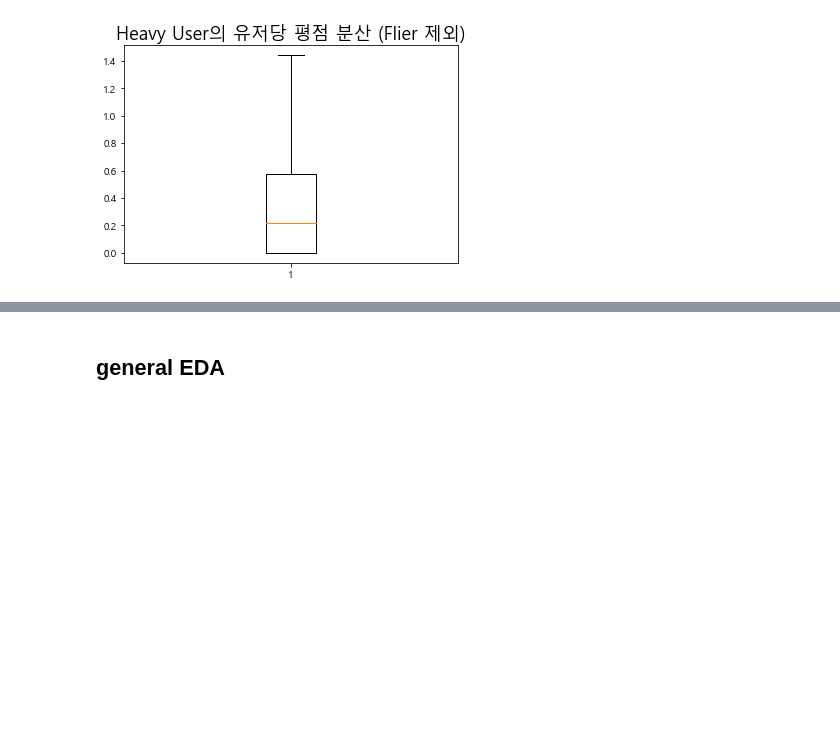
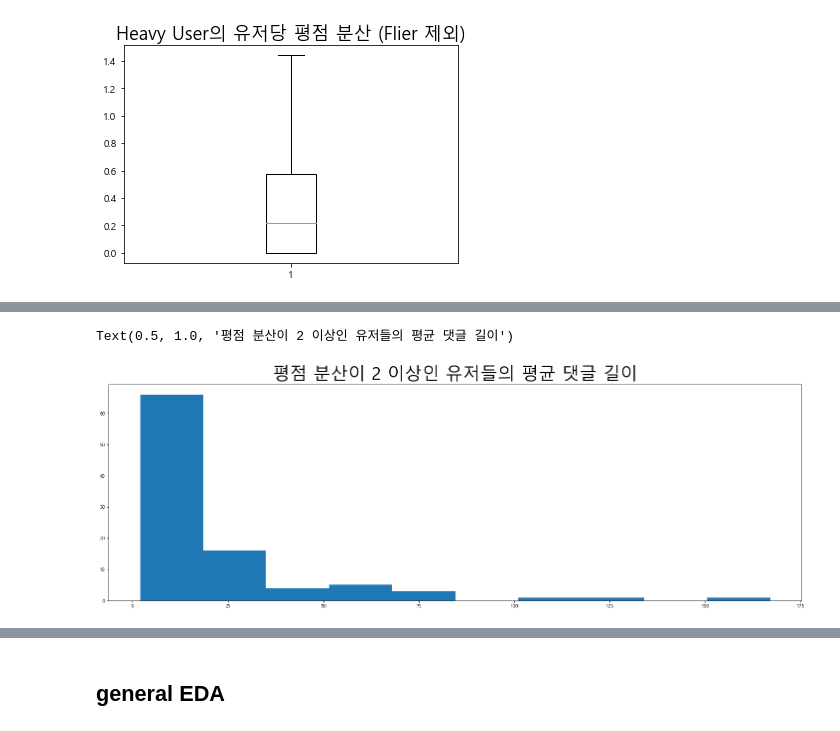
Before and after one commit to dataitgirls4/team_3, a Jupyter notebook: Recommendation_System.ipynb, the cells around one changed output, grey strips where cells are left out. Saved outputs shown, nothing was run; the diff lists cells and outputs as text; code cells hidden in the pictures; blank space fills up the shorter version.

```diff
--- a/Recommendation_System.ipynb
+++ b/Recommendation_System.ipynb
@@ -507,0 +562,5 @@ Text(0.5, 1.0, 'Heavy User의 유저당 평점 분산 (Flier 제외)')
+# %%
+df1 = all_review[all_review['nickname'].isin(var_over_2)][['nickname', 'review']]
+df1['review_length'] = df1['review'].apply(str).apply(lambda x :len(x))
+df1 = df1.groupby('nickname')['review_length'].mean().to_frame()
+df1.sample()
@@ -507,0 +602,7 @@ Text(0.5, 1.0, 'Heavy User의 유저당 평점 분산 (Flier 제외)')
+# %%
+plt.figure(figsize = (25, 8))
+plt.hist(df1.review_length)
+plt.title("평점 분산이 2 이상인 유저들의 평균 댓글 길이", fontsize = 35)
+# %% [output]
+Text(0.5, 1.0, '평점 분산이 2 이상인 유저들의 평균 댓글 길이')
+[figure, added]
```
Also changed, not shown: parts of 16 cells of this notebook.
